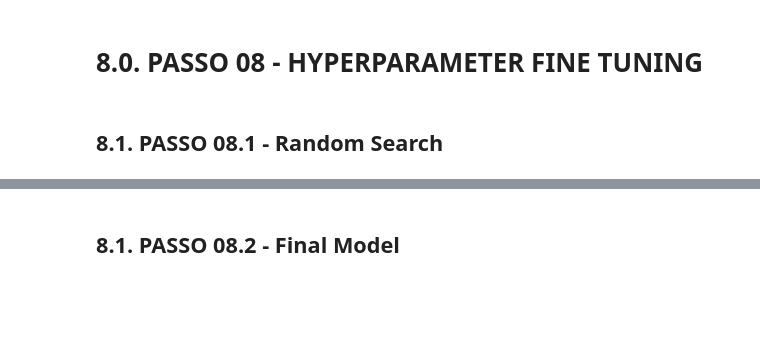
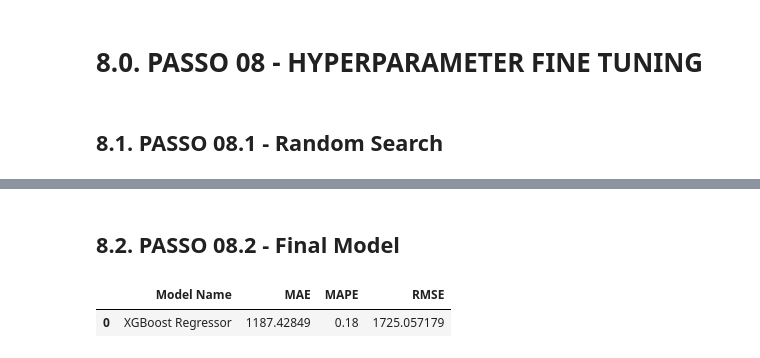
Before and after one commit to cabicho/ds_in_deploy, a Jupyter notebook: m04_v01_h6_store_sales_prediction.ipynb, the cells around one changed output, grey strips where cells are left out. Cells and saved outputs as stored; diff of their text form; code cells hidden in the pictures; blank space fills up the shorter version.

Commit message:
end Random Search in 08.1 with param

```diff
--- a/m04_v01_h6_store_sales_prediction.ipynb
+++ b/m04_v01_h6_store_sales_prediction.ipynb
@@ -2618,7 +2601,7 @@ Date in database: 2015-07-17 00:00:00, periodo of time: 42 days, 0:00:00
 ## 8.1. PASSO 08.1 - Random Search
 # %%
 param = {
-    'n_estimators' : [15,17,25,30,35],
+    'n_estimators' : [1500,1700,2500,3000,3500],
             'eta'  : [0.01, 0.03],
       'max_depth'  : [3,5,9],
        'subsample' : [0.1, 0.5, 0.7],
@@ -2626,7 +2609,7 @@ param = {
 'min_child_weight' : [3,8,15]
 }
 
-MAX_EVAL = 2
+MAX_EVAL = 10 #2
 kfold = 2
 # %%
 final_result = pd.DataFrame()
@@ -2683,2 +2661,37 @@ Date in database: 2015-07-17 00:00:00, periodo of time: 42 days, 0:00:00
 # %% [markdown]
-## 8.1. PASSO 08.2 - Final Model
+## 8.2. PASSO 08.2 - Final Model
+# %%
+param_tuned = {'n_estimators': 1500, 'eta': 0.03, 'max_depth': 5, 'subsample': 0.7, 'colsample_bytee': 0.7, 'min_child_weight': 3}
+# XGBoost Regressor	1281.53 +/- 97.78	[ 1183.75 -- 1379.31 ]	0.18 +/- 0.0	[ 0.18 -- 0.19 ]	1839.91 +/- 112.12	[ 1727.79 -- 1952.03 ] => {'n_estimators': 1500, 'eta': 0.03, 'max_depth': 9, 'subsample': 0.7, 'colsample_bytee': 0.3, 'min_child_weight': 15} #{'n_estimators': 25, 'eta': 0.01, 'max_depth': 5, 'subsample': 0.5, 'colsample_bytee': 0.7, 'min_child_weight': 15} #{ 'n_estimators' : [15,17,25,30,35], 'eta'  : [0.01, 0.03], 'max_depth'  : [3,5,9],
+       #'subsample' : [0.1, 0.5, 0.7], 'colsample_bytee' : [0.3,0.7,0.9], 'min_child_weight' : [3,8,15]}
+
+#MAX_EVAL = 2
+#kfold = 2
+# %%
+
+model_xgbr_tuned = xgb.XGBRegressor(
+              objective='reg:squarederror',
+              n_estimators=param_tuned['n_estimators'],
+              eta=param_tuned['eta'],
+              max_depth=param_tuned['max_depth'],
+              subsample=param_tuned['subsample'],
+              colsample_bytee=param_tuned['colsample_bytee'],
+              min_child_weight=param_tuned['min_child_weight']).fit(x_train, y_train)
+
+# prediction
+yhat_xgbr_tuned = model_xgbr_tuned.predict(x_test)
+
+#model_name = 'XGBoost Regressor'
+
+# performance
+xgbr_result_tuned = ml_error(model_name, np.expm1(y_test), np.expm1(yhat_xgbr_tuned)) #cross_validation(x_training, kfold, model_name, model_xgbr) #(x_training, kfold): #try_go():
+xgbr_result_tuned
+#final_result = pd.concat([final_result, result])
+
+#final_result
+  # performance
+  #rgbr_result = ml_error('XGBoost Regressor', np.expm1(y_test), np.expm1(yhat_xgbr))
+  #rgbr_result #.RMSE[0] #2744.045828082333
+# %% [output]
+|  | Model Name | MAE | MAPE | RMSE |
+| 0 | XGBoost Regressor | 1187.42849 | 0.18 | 1725.057179 |
```
Also changed, not shown: parts of 3 cells of this notebook.
